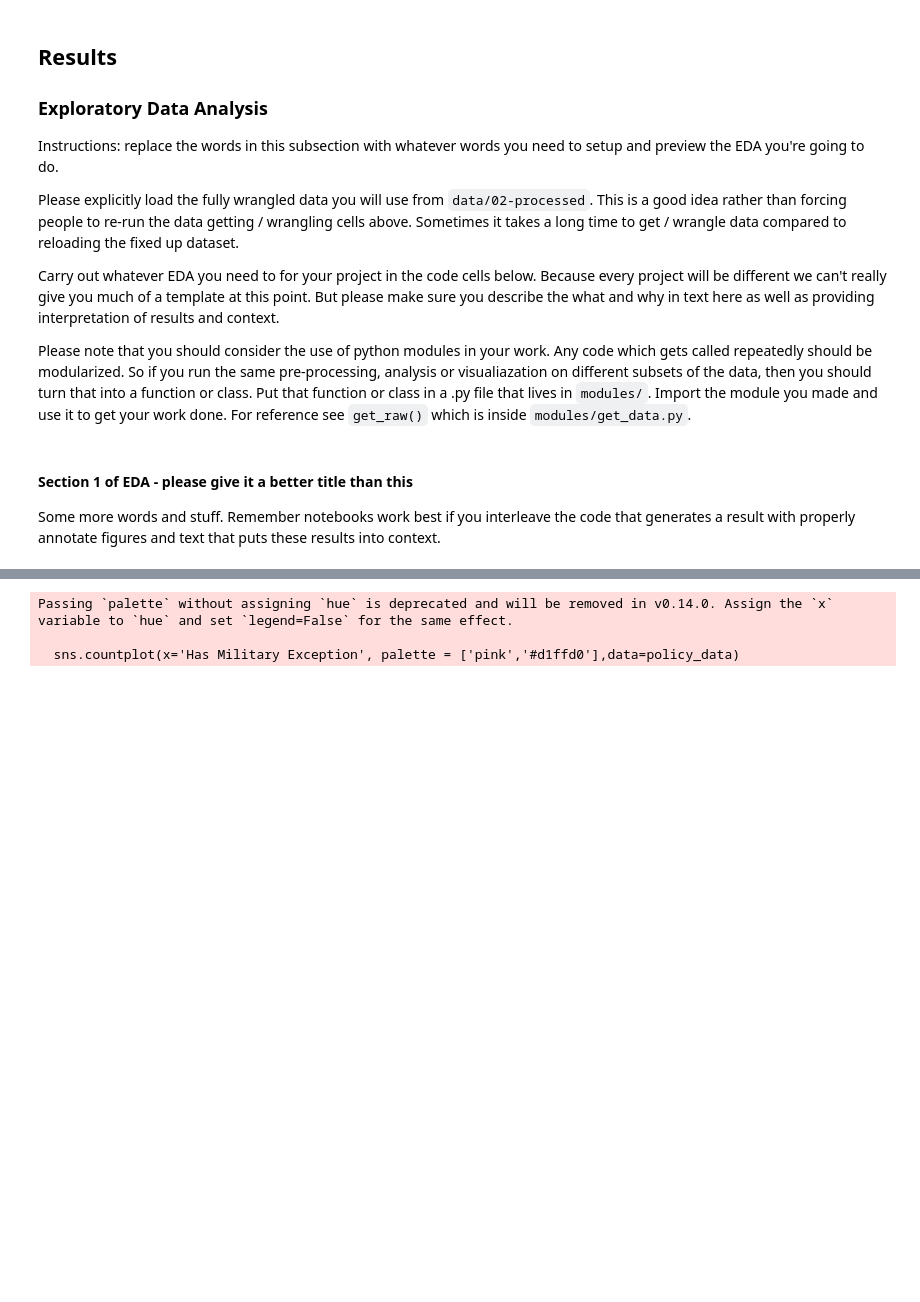
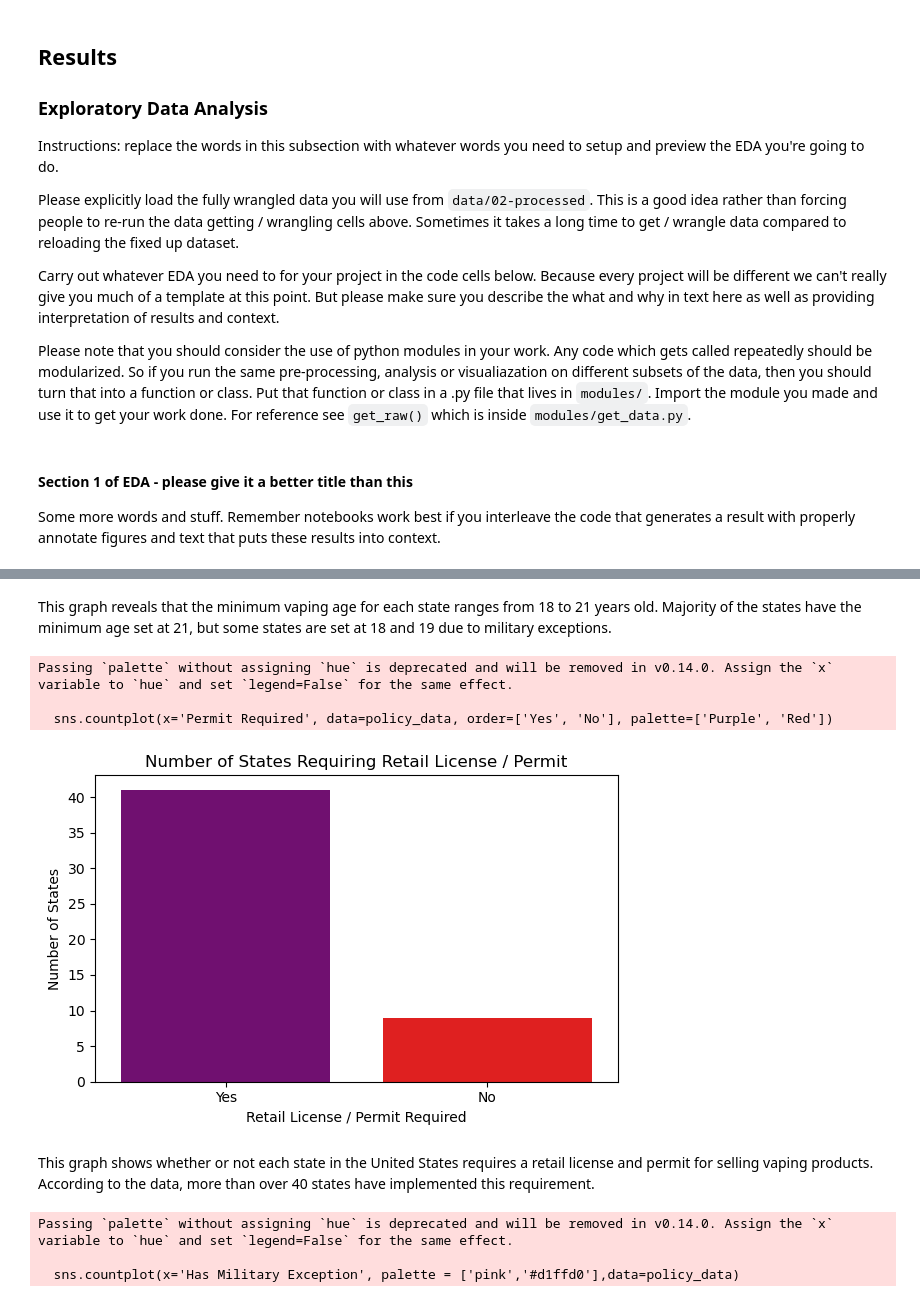
Before and after one commit to COGS108/Group103_WI26, a Jupyter notebook: 02-EDACheckpoint.ipynb, the cells around one changed output, grey strips where cells are left out. Saved outputs shown, nothing was run; the diff lists cells and outputs as text; code cells hidden in the pictures; blank space fills up the shorter version.

```diff
--- a/02-EDACheckpoint.ipynb
+++ b/02-EDACheckpoint.ipynb
@@ -474,3 +688,23 @@ policy_eda_data = pd.read_csv("data/02-processed/policy_data_cleaned.csv")
+# %% [markdown]
+This graph reveals that the minimum vaping age for each state ranges from 18 to 21 years old. Majority of the states have the minimum age set at 21, but some states are set at 18 and 19 due to military exceptions.
+# %%
+import matplotlib.pyplot as plt
+import seaborn as sns
+
+plt.figure(figsize=(6,4))
+sns.countplot(x='Permit Required', data=policy_data, order=['Yes', 'No'], palette=['Purple', 'Red'])
+plt.xlabel('Retail License / Permit Required')
+plt.ylabel('Number of States')
+plt.title('Number of States Requiring Retail License / Permit')
+plt.tight_layout()
+plt.show()
+# %% [output]
+Passing `palette` without assigning `hue` is deprecated and will be removed in v0.14.0. Assign the `x` variable to `hue` and set `legend=False` for the same effect.
+
+  sns.countplot(x='Permit Required', data=policy_data, order=['Yes', 'No'], palette=['Purple', 'Red'])
+[figure, added]
+# %% [markdown]
+This graph shows whether or not each state in the United States requires a retail license and permit for selling vaping products. According to the data, more than over 40 states have implemented this requirement.
 # %%
 policy_data['Has Military Exception'] = policy_data['Military Exception Age'].apply(lambda x: 'Yes' if x > 0 else 'No')
 
```
Also changed, not shown: parts of 22 cells of this notebook, 1 other file.
